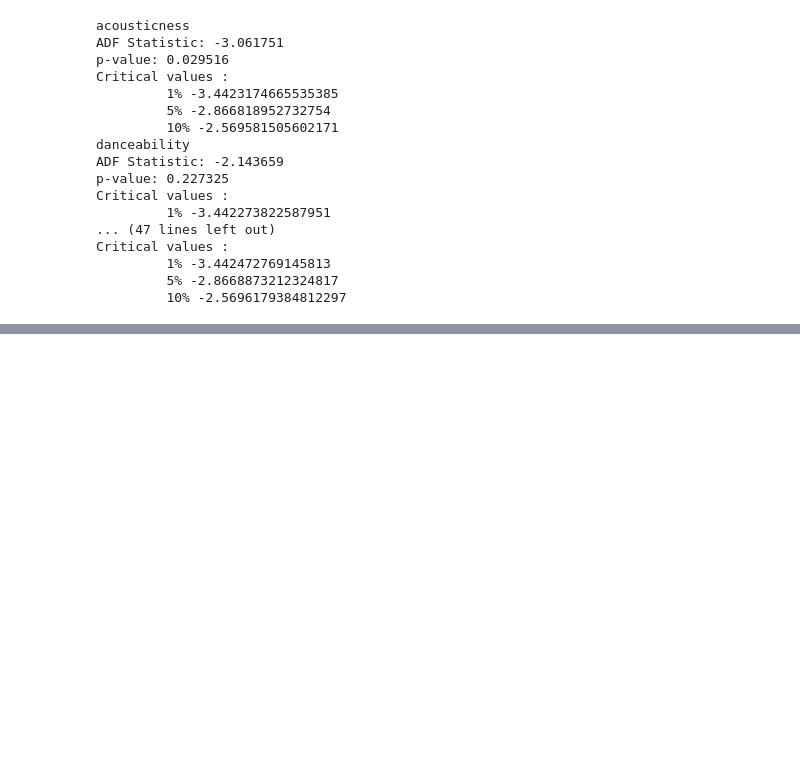
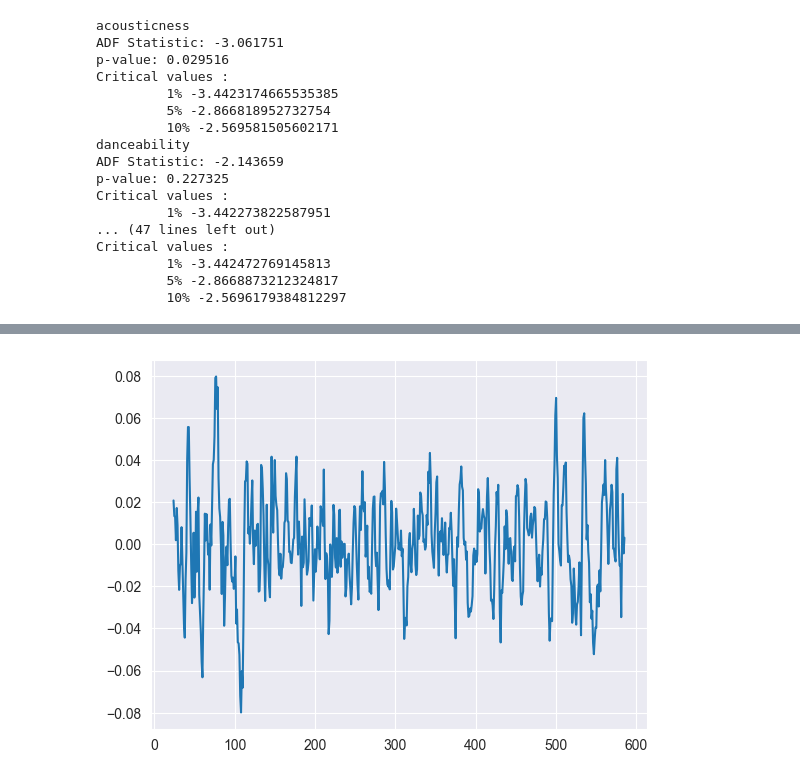
Before and after one commit to kohtaasa/music-and-economy, a Jupyter notebook: trend_analysis.ipynb, the cells around one changed output, grey strips where cells are left out. Cells and saved outputs as stored; diff of their text form; code cells hidden in the pictures; blank space fills up the shorter version.

```diff
--- a/trend_analysis.ipynb
+++ b/trend_analysis.ipynb
@@ -158,0 +169,5 @@ Name: valence, Length: 550, dtype: float64
+# %%
+plt.plot(valence_decomp['cycle'])
+plt.show()
+# %% [output]
+[figure, added]
```
Also changed, not shown: parts of 27 cells of this notebook, 2 other files.
